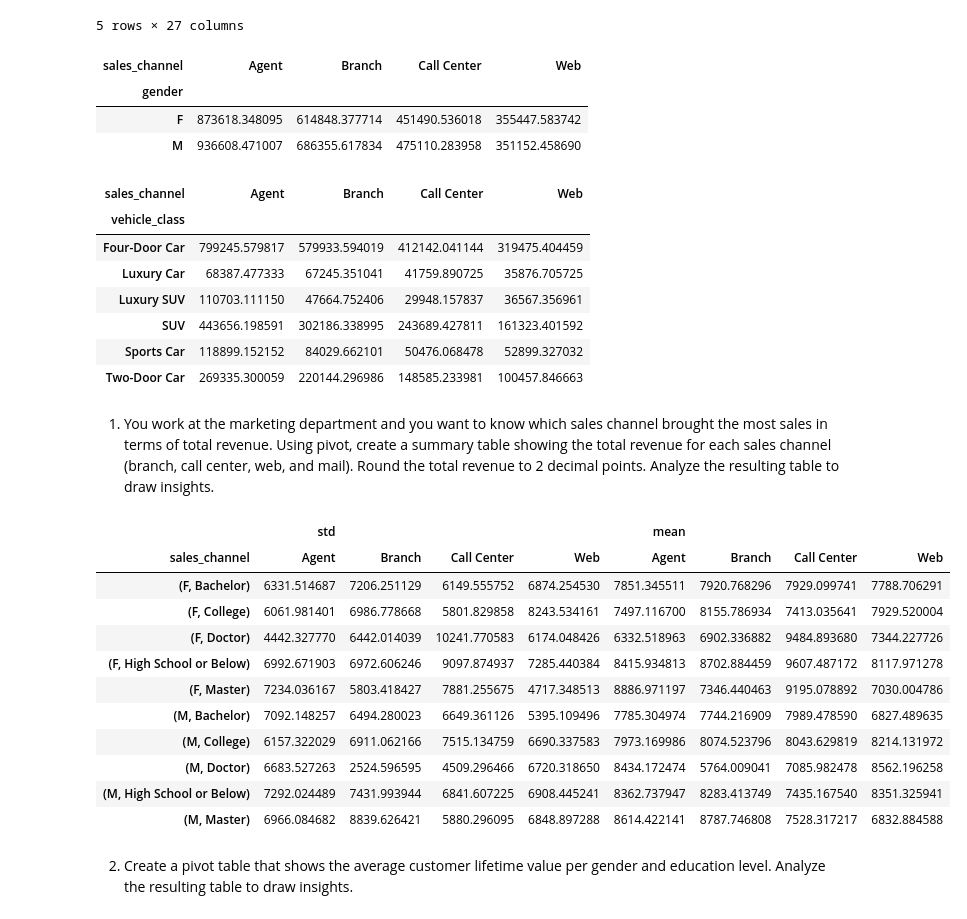
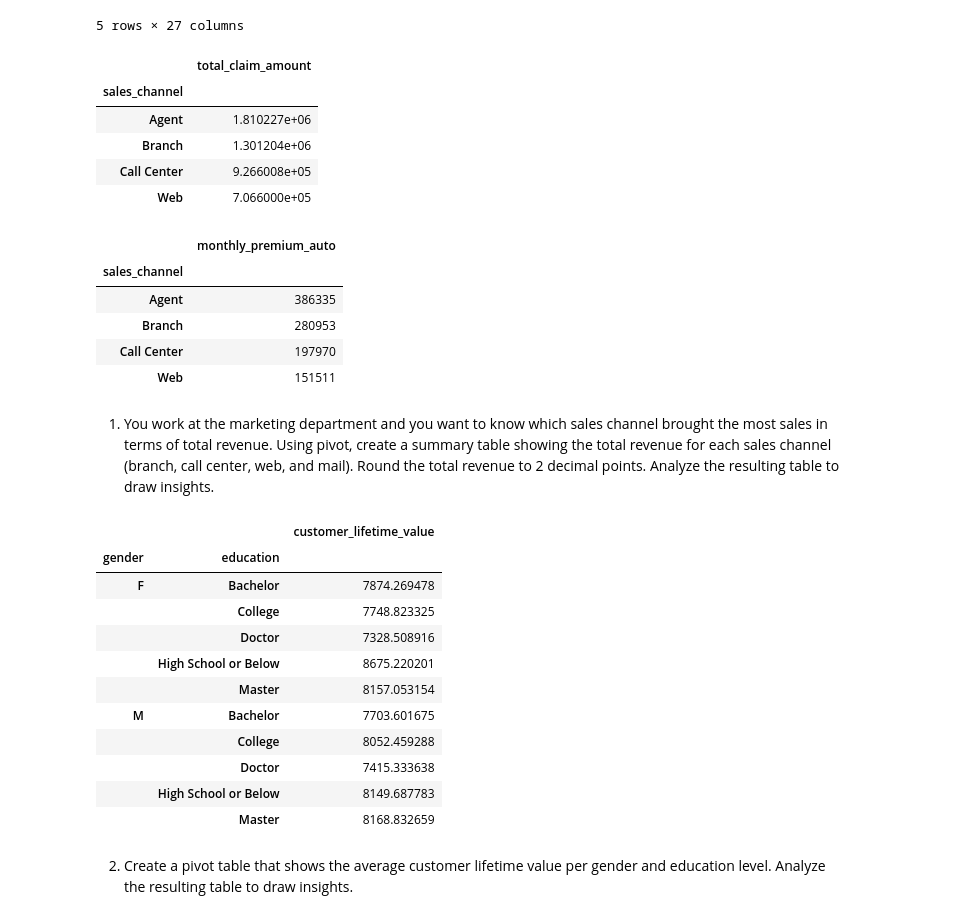
Before and after one commit to Ironhack-DA-Course/lab-dw-data-structuring-and-combining, a Jupyter notebook: lab-dw-data-structuring-and-combining.ipynb, the cells around one changed output. Drawn from its saved outputs; the diff is of its cells as text; code cells hidden in the pictures.

```diff
--- a/lab-dw-data-structuring-and-combining.ipynb
+++ b/lab-dw-data-structuring-and-combining.ipynb
@@ -189,42 +189,43 @@ customer_df.head()
 | 4 | 4 | QA50777 | Oregon | 9025.067525 | No | Premium | Bachelor | 2011-01-17 | ... |
 5 rows × 27 columns
 # %%
-customer_df.pivot_table(index="gender", columns="sales_channel", values="total_claim_amount", aggfunc='sum')
+customer_df.pivot_table(index="sales_channel", values="total_claim_amount", aggfunc='sum')
 # %% [output]
-| sales_channel | Agent | Branch | Call Center | Web |
-| gender |  |  |  |  |
-| F | 873618.348095 | 614848.377714 | 451490.536018 | 355447.583742 |
-| M | 936608.471007 | 686355.617834 | 475110.283958 | 351152.458690 |
+|  | total_claim_amount |
+| sales_channel |  |
+| Agent | 1.810227e+06 |
+| Branch | 1.301204e+06 |
+| Call Center | 9.266008e+05 |
+| Web | 7.066000e+05 |
 # %%
-customer_df.pivot_table(index="vehicle_class", columns="sales_channel", values="total_claim_amount", aggfunc='sum')
+customer_df.pivot_table(index="sales_channel",  values="monthly_premium_auto", aggfunc='sum')
 # %% [output]
-| sales_channel | Agent | Branch | Call Center | Web |
-| vehicle_class |  |  |  |  |
-| Four-Door Car | 799245.579817 | 579933.594019 | 412142.041144 | 319475.404459 |
-| Luxury Car | 68387.477333 | 67245.351041 | 41759.890725 | 35876.705725 |
-| Luxury SUV | 110703.111150 | 47664.752406 | 29948.157837 | 36567.356961 |
-| SUV | 443656.198591 | 302186.338995 | 243689.427811 | 161323.401592 |
-| Sports Car | 118899.152152 | 84029.662101 | 50476.068478 | 52899.327032 |
-| Two-Door Car | 269335.300059 | 220144.296986 | 148585.233981 | 100457.846663 |
+|  | monthly_premium_auto |
+| sales_channel |  |
+| Agent | 386335 |
+| Branch | 280953 |
+| Call Center | 197970 |
+| Web | 151511 |
 # %% [markdown]
 1. You work at the marketing department and you want to know which sales channel brought the most sales in terms of total revenue. Using pivot, create a summary table showing the total revenue for each sales channel (branch, call center, web, and mail).
 Round the total revenue to 2 decimal points.  Analyze the resulting table to draw insights.
 # %%
-pivoted = customer_df.set_index(["gender", "education"])
-pivoted.pivot_table(index= pivoted.index, columns="sales_channel", values="customer_lifetime_value", aggfunc=["std","mean"])
+# pivoted = customer_df.set_index(["gender", "education"])
+# pivoted.pivot_table(index= pivoted.index, columns="sales_channel", values="customer_lifetime_value", aggfunc=["std","mean"])
+pd.pivot_table(customer_df, values='customer_lifetime_value', index=['gender', 'education'], aggfunc='mean')
 # %% [output]
-|  | std |  |  |  | mean |  |  |  |
-| sales_channel | Agent | Branch | Call Center | Web | Agent | Branch | Call Center | Web |
-| (F, Bachelor) | 6331.514687 | 7206.251129 | 6149.555752 | 6874.254530 | 7851.345511 | 7920.768296 | 7929.099741 | 7788.706291 |
-| (F, College) | 6061.981401 | 6986.778668 | 5801.829858 | 8243.534161 | 7497.116700 | 8155.786934 | 7413.035641 | 7929.520004 |
-| (F, Doctor) | 4442.327770 | 6442.014039 | 10241.770583 | 6174.048426 | 6332.518963 | 6902.336882 | 9484.893680 | 7344.227726 |
-| (F, High School or Below) | 6992.671903 | 6972.606246 | 9097.874937 | 7285.440384 | 8415.934813 | 8702.884459 | 9607.487172 | 8117.971278 |
-| (F, Master) | 7234.036167 | 5803.418427 | 7881.255675 | 4717.348513 | 8886.971197 | 7346.440463 | 9195.078892 | 7030.004786 |
-| (M, Bachelor) | 7092.148257 | 6494.280023 | 6649.361126 | 5395.109496 | 7785.304974 | 7744.216909 | 7989.478590 | 6827.489635 |
-| (M, College) | 6157.322029 | 6911.062166 | 7515.134759 | 6690.337583 | 7973.169986 | 8074.523796 | 8043.629819 | 8214.131972 |
-| (M, Doctor) | 6683.527263 | 2524.596595 | 4509.296466 | 6720.318650 | 8434.172474 | 5764.009041 | 7085.982478 | 8562.196258 |
-| (M, High School or Below) | 7292.024489 | 7431.993944 | 6841.607225 | 6908.445241 | 8362.737947 | 8283.413749 | 7435.167540 | 8351.325941 |
-| (M, Master) | 6966.084682 | 8839.626421 | 5880.296095 | 6848.897288 | 8614.422141 | 8787.746808 | 7528.317217 | 6832.884588 |
+|  |  | customer_lifetime_value |
+| gender | education |  |
+| F | Bachelor | 7874.269478 |
+|  | College | 7748.823325 |
+|  | Doctor | 7328.508916 |
+|  | High School or Below | 8675.220201 |
+|  | Master | 8157.053154 |
+| M | Bachelor | 7703.601675 |
+|  | College | 8052.459288 |
+|  | Doctor | 7415.333638 |
+|  | High School or Below | 8149.687783 |
+|  | Master | 8168.832659 |
 # %% [markdown]
 2. Create a pivot table that shows the average customer lifetime value per gender and education level. Analyze the resulting table to draw insights.
 # %% [markdown]
```
